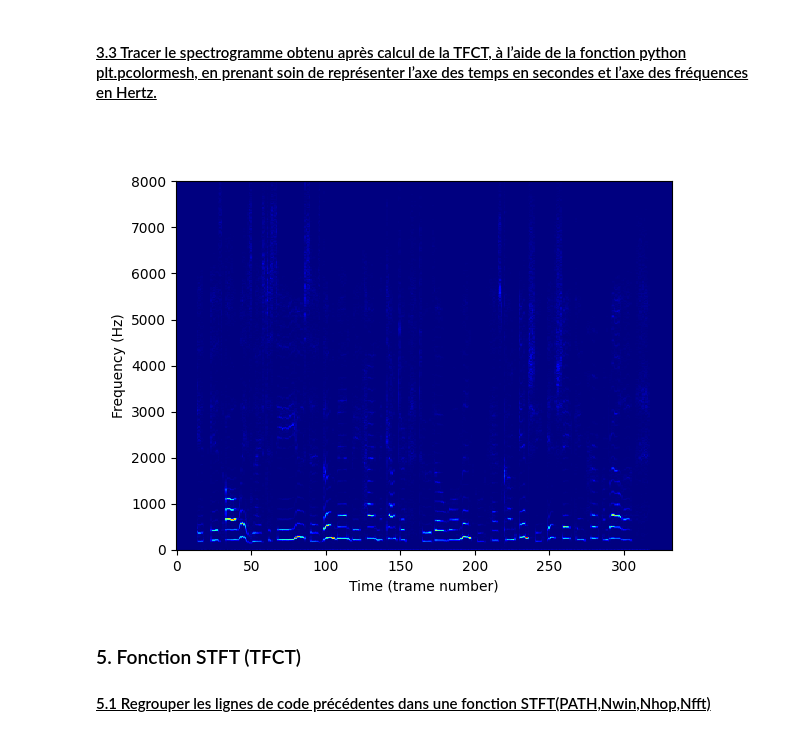
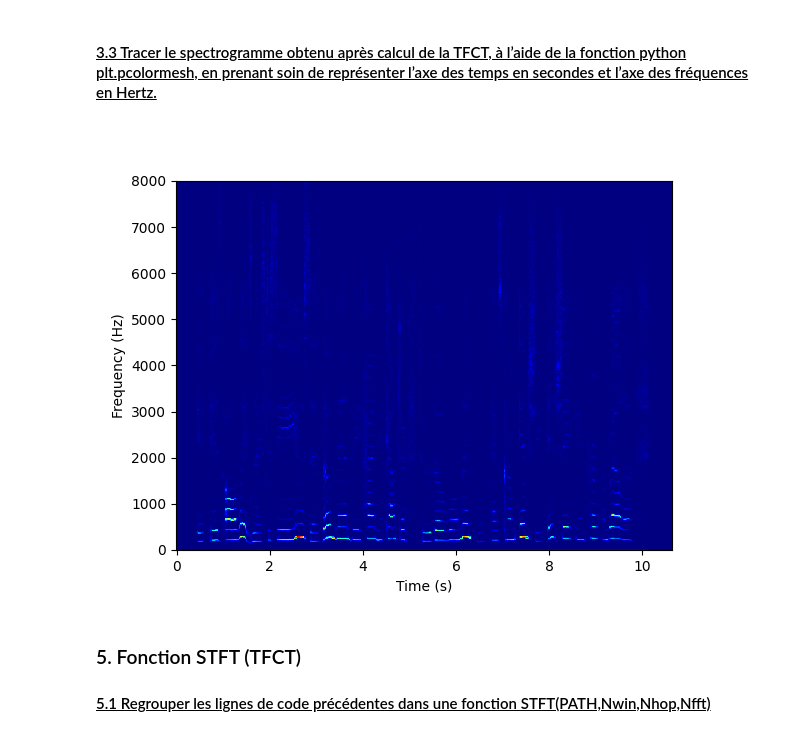
Before and after one commit to SharaineMALARVIJY/S1_Traitement_du_son, a Jupyter notebook: TP2/TP2_Son1.ipynb, the cells around one changed output. Saved outputs shown, nothing was run; the diff lists cells and outputs as text; code cells hidden in the pictures.

```diff
--- a/TP2/TP2_Son1.ipynb
+++ b/TP2/TP2_Son1.ipynb
@@ -137,7 +139,7 @@ plt.show()
 #### <u>3.1  Déclarer la matrice xmat de TFCT initialement nulle.
 # %%
 Nhop=Nwin//2
-nl= Nfft//2 + 1  #Nb de lignes de la matrice de TFCT (cf préparation)
+nl= Nfft//2 + Nfft%2  #Nb de lignes de la matrice de TFCT (cf préparation)
 nc= (len(xvect)-Nwin)//Nhop #Nb de colonnes de la matrice de TFCT (cf préparation)
 xmat=np.zeros([nl,nc])
 # %% [markdown]
@@ -150,16 +152,16 @@ for kk in range(0,nc):
 # %% [markdown]
 #### <u>3.3 Tracer le spectrogramme obtenu après calcul de la TFCT, à l’aide de la fonction python plt.pcolormesh, en prenant soin de représenter l’axe des temps en secondes et l’axe des fréquences en Hertz.
 # %%
-t_vect = np.arange(nc)
-freq_vect=np.linspace(0, Fs, Nfft)
+t_vect = np.arange(nc)*Nhop/Fs
+freq_vect=np.linspace(0, Fs//2, nl)
 
 plt.figure()
-plt.pcolormesh(t_vect, freq_vect[:nl], np.abs(xmat), cmap='jet')
-plt.xlabel('Time (trame number)')
+plt.pcolormesh(t_vect, freq_vect, np.abs(xmat), cmap='jet')
+plt.xlabel('Time (s)')
 plt.ylabel('Frequency (Hz)')
 plt.show()
 # %% [output]
-[figure, old version]
+[figure, new version]
 # %% [markdown]
 ### 5. Fonction STFT (TFCT)
 #### <u>5.1 Regrouper les lignes de code précédentes dans une fonction STFT(PATH,Nwin,Nhop,Nfft)
```
Also changed, not shown: parts of 28 cells of this notebook.
